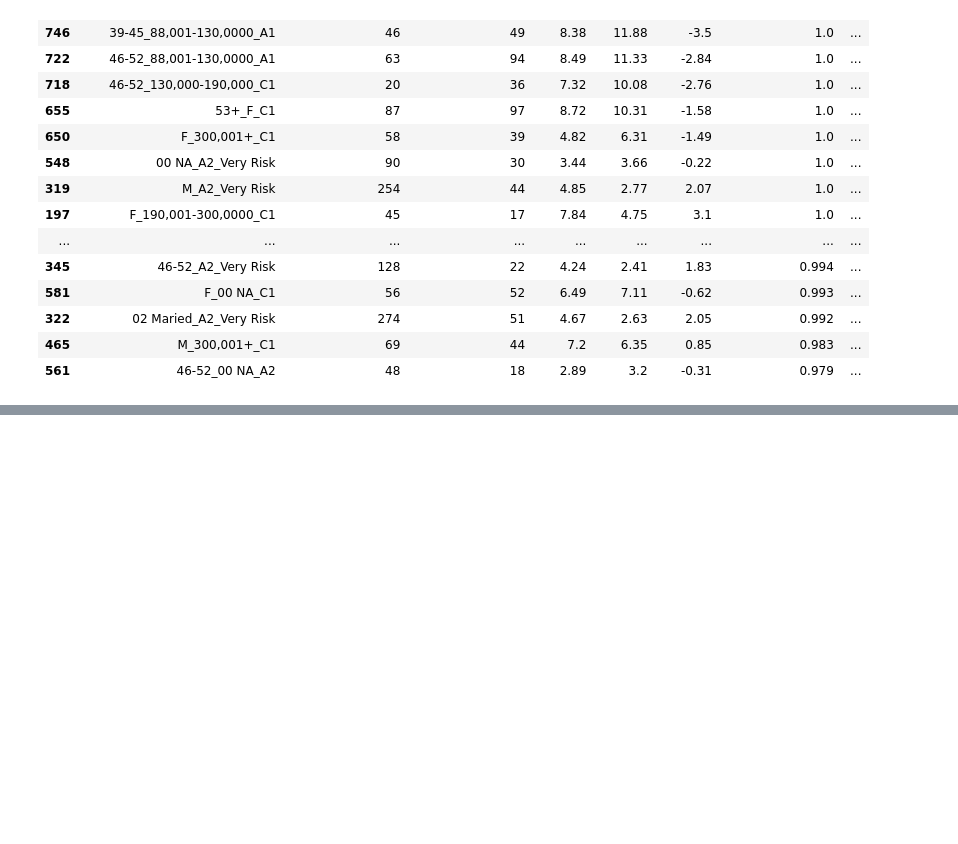
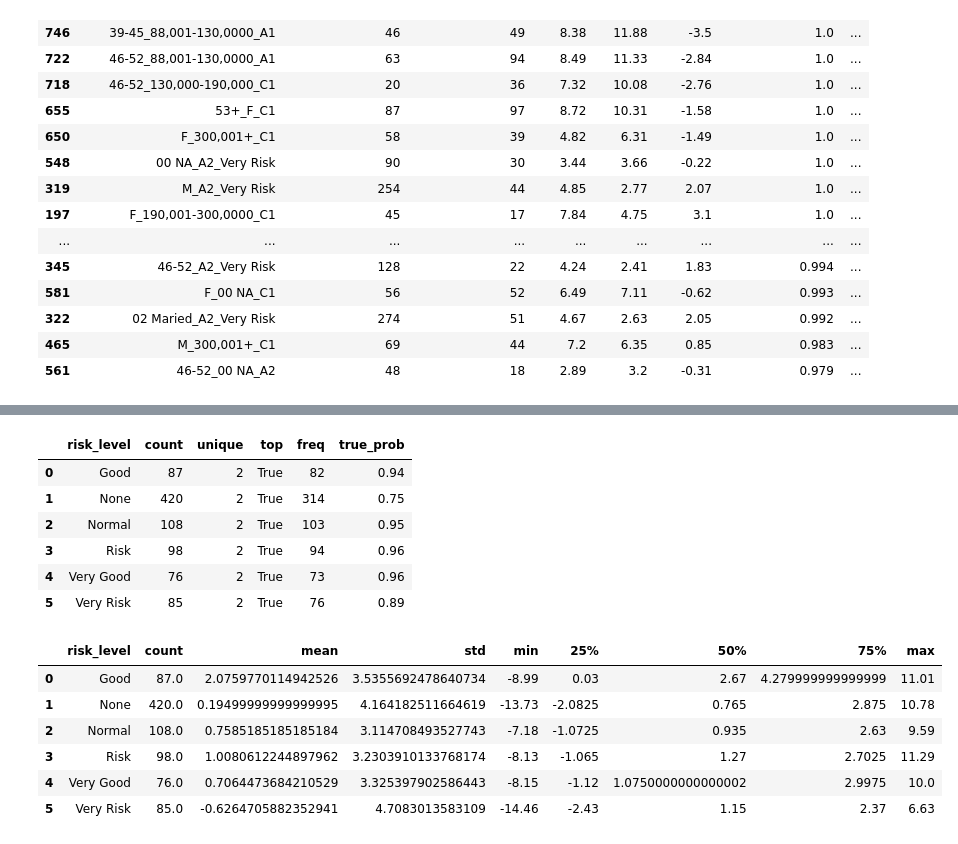
Before and after one commit to thanatchon36/phoenix-enhancement, a Jupyter notebook: report-analytics.ipynb, the cells around one changed output, grey strips where cells are left out. Saved outputs shown, nothing was run; the diff lists cells and outputs as text; code cells hidden in the pictures; blank space fills up the shorter version.

```diff
--- a/report-analytics.ipynb
+++ b/report-analytics.ipynb
@@ -292,0 +456,22 @@ level_3[(level_3['prod'] == 'None') & (level_3['greater_sig'] == False)]
+# %%
+sig_stat = level_3.groupby('risk_level')['greater_sig'].describe().reset_index()
+sig_stat['true_prob'] = sig_stat.apply(cal_true_prob, axis=1).round(2)
+sig_stat
+
+sig_stat = level_3.groupby('risk_level')['y_score'].describe().reset_index()
+sig_stat
+# %% [output]
+|  | risk_level | count | unique | top | freq | true_prob |
+| 0 | Good | 87 | 2 | True | 82 | 0.94 |
+| 1 | None | 420 | 2 | True | 314 | 0.75 |
+| 2 | Normal | 108 | 2 | True | 103 | 0.95 |
+| 3 | Risk | 98 | 2 | True | 94 | 0.96 |
+| 4 | Very Good | 76 | 2 | True | 73 | 0.96 |
+| 5 | Very Risk | 85 | 2 | True | 76 | 0.89 |
+|  | risk_level | count | mean | std | min | 25% | 50% | 75% | max |
+| 0 | Good | 87.0 | 2.0759770114942526 | 3.5355692478640734 | -8.99 | 0.03 | 2.67 | 4.279999999999999 | 11.01 |
+| 1 | None | 420.0 | 0.19499999999999995 | 4.164182511664619 | -13.73 | -2.0825 | 0.765 | 2.875 | 10.78 |
+| 2 | Normal | 108.0 | 0.7585185185185184 | 3.114708493527743 | -7.18 | -1.0725 | 0.935 | 2.63 | 9.59 |
+| 3 | Risk | 98.0 | 1.0080612244897962 | 3.2303910133768174 | -8.13 | -1.065 | 1.27 | 2.7025 | 11.29 |
+| 4 | Very Good | 76.0 | 0.7064473684210529 | 3.325397902586443 | -8.15 | -1.12 | 1.0750000000000002 | 2.9975 | 10.0 |
+| 5 | Very Risk | 85.0 | -0.6264705882352941 | 4.7083013583109 | -14.46 | -2.43 | 1.15 | 2.37 | 6.63 |
```
Also changed, not shown: parts of 14 cells of this notebook, 2 other files.
